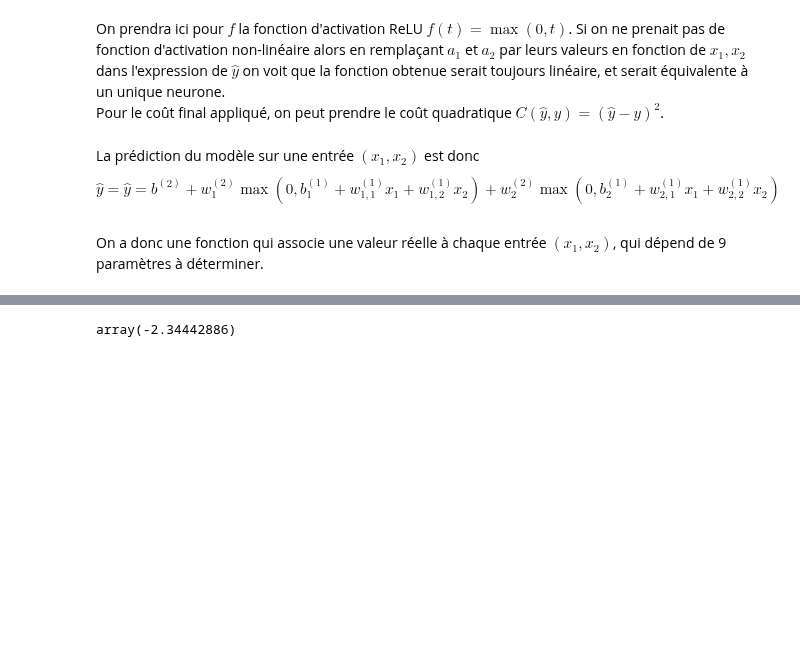
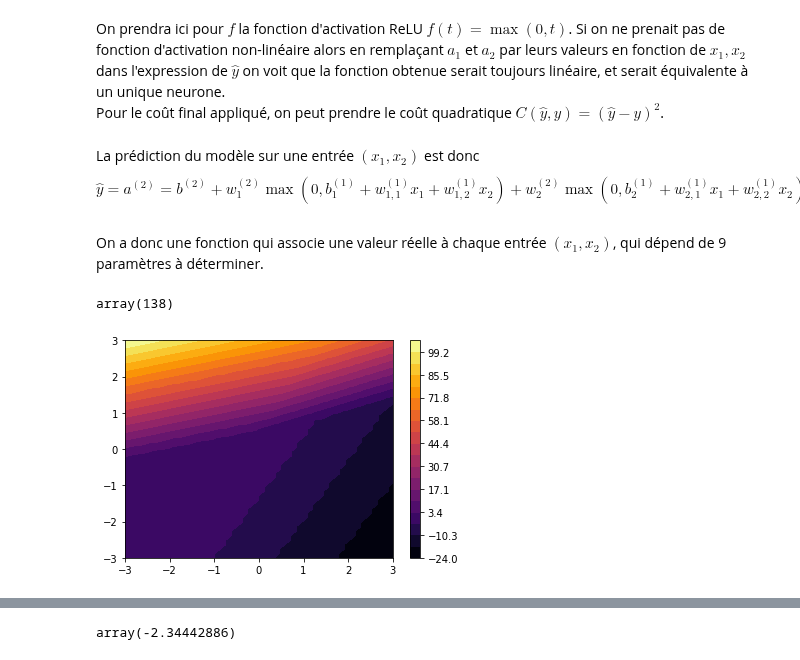
Before and after one commit to DrAlgo/apprentissage_m2_amis, a Jupyter notebook: jupyter/A8_reseaux_de_neurones.ipynb, the cells around one changed output, grey strips where cells are left out. Cells and saved outputs as stored; diff of their text form; code cells hidden in the pictures; blank space fills up the shorter version.

```diff
--- a/jupyter/A8_reseaux_de_neurones.ipynb
+++ b/jupyter/A8_reseaux_de_neurones.ipynb
@@ -142,7 +142,7 @@ On prendra ici pour $f$ la fonction d'activation ReLU $f(t)=\max(0,t)$. Si on ne
 Pour le coût final appliqué, on peut prendre le coût quadratique $C(\hat{y},y) = (\hat{y} - y)^2$.
 # %% [markdown]
 La prédiction du modèle sur une entrée $(x_1,x_2)$ est donc
-$$\hat{y} = \hat{y} = b^{(2)} + w^{(2)}_1 \max(0,b^{(1)}_1 + w^{(1)}_{1,1} x_1 + w^{(1)}_{1,2} x_2) + w^{(2)}_2 \max(0,b^{(1)}_2 + w^{(1)}_{2,1} x_1 + w^{(1)}_{2,2} x_2) $$
+$$\hat{y} = a^{(2)} = b^{(2)} + w^{(2)}_1 \max(0,b^{(1)}_1 + w^{(1)}_{1,1} x_1 + w^{(1)}_{1,2} x_2) + w^{(2)}_2 \max(0,b^{(1)}_2 + w^{(1)}_{2,1} x_1 + w^{(1)}_{2,2} x_2) $$
 # %% [markdown]
 On a donc une fonction qui associe une valeur réelle à chaque entrée $(x_1, x_2)$, qui dépend de 9 paramètres à déterminer.
 # %%
@@ -150,3 +150,19 @@ def fonction_exemple(b1_1,b1_2,w1_11,w1_12,w1_21,w1_22,b2,w2_1,w2_2):
     """renvoie la fonction ci-dessus dont on precise les paramètres"""
     f = lambda x1,x2 : b2 + w2_1*max(0,b1_1 + w1_11*x1 + w1_12*x2) + w2_2*max(0,b1_2 + w1_21*x1 + w1_22 * x2)
     return np.vectorize(f)
+# %%
+f = fonction_exemple( 2, -2, 5, -3, -1, 4, 2, -1,8 )
+# %%
+f(1,5)
+# %% [output]
+array(138)
+# %%
+X = np.linspace(-3,3,50)
+X1, X2 = np.meshgrid(X,X)
+F = f(X1,X2)
+levels = np.linspace(np.min(F),np.max(F),20)
+cp = plt.contourf(X1,X2, F,levels, cmap='inferno')
+plt.colorbar(cp)  # pratique pour voir les valeurs
+plt.show()
+# %% [output]
+[figure, added]
```
Also changed, not shown: parts of 10 cells of this notebook, 4 other files.
